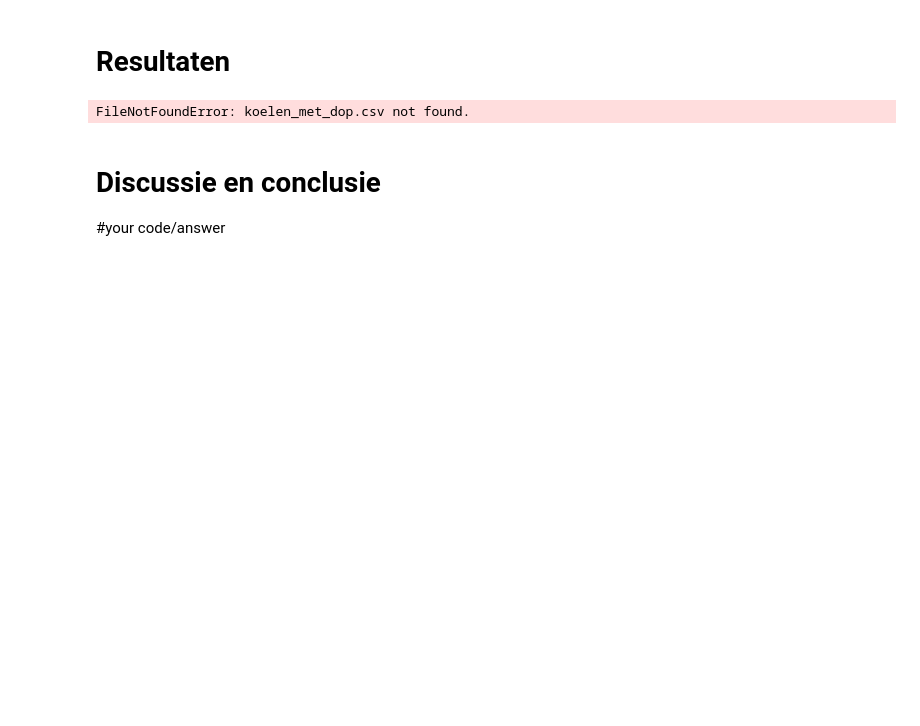
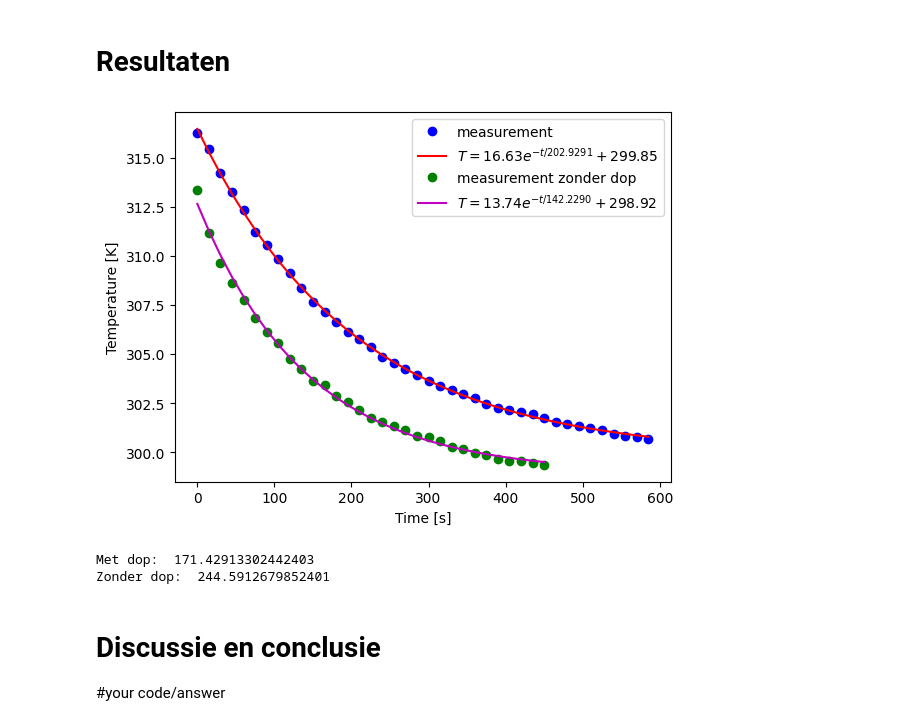
Before and after one commit to Jz-Mo/thermolab, a Jupyter notebook: Content/Labs/koelbuis/koelbuis.ipynb, the cells around one changed output. Drawn from its saved outputs; the diff is of its cells as text; code cells hidden in the pictures; blank space fills up the shorter version.

```diff
--- a/Content/Labs/koelbuis/koelbuis.ipynb
+++ b/Content/Labs/koelbuis/koelbuis.ipynb
@@ -175,43 +175,58 @@ radius = 0.038 / 2
 hoogte = 0.0915
 buitenoppervlak = 2*radius*np.pi*hoogte # bepaal zelf in m^2
 omgevingstemperatuur = 298.25 # bepaal de omgevingstemperatuur in graden C
 warmtecapaciteit = 3.8e2 # bepaal de warmtecapaciteit in J/K
 
 met_dop = np.genfromtxt('koelbuis_met_dop.csv', delimiter=';', skip_header=1)
-zonder_dop = np.genfromtxt('koelen_zonder_dop.csv', delimiter=';', skip_header=1)
+zonder_dop = np.genfromtxt('koelbuis_zonder_dop.csv', delimiter=';', skip_header=1)
 
-times = met_dop[:,0]  # tijd in seconden
-temps = met_dop[:,1]  # temperatuur in graden C
-temps = temps + 273.15  # omzetten naar Kelvin
+times_met_dop = met_dop[:,0]  # tijd in seconden
+temps_met_dop = met_dop[:,1]  # temperatuur in graden C
+temps_met_dop = temps_met_dop + 273.15  # omzetten naar Kelvin
+
+times_zonder_dop = zonder_dop[:,0]  # tijd in seconden
+temps_zonder_dop = zonder_dop[:,1]  # temperatuur in graden C
+temps_zonder_dop = temps_zonder_dop + 273.15  # om
 
 # pas beginwaardes aan naar schatting
 # Het aantal maxfev moet wellicht hoger voor goede convergentie van de waarde
-popt, pocv = curve_fit(exp_func, times, temps, p0=[20, 1000, omgevingstemperatuur], maxfev=5000)
+popt, pocv = curve_fit(exp_func, times_met_dop, temps_met_dop, p0=[30, 100, omgevingstemperatuur], maxfev=5000)
 
 A_exp, tau_exp, T_omg_exp = popt
 
-y_fit = exp_func(times, *popt)
+y_fit = exp_func(times_met_dop, *popt)
+
+popt_zonder, pocv_zonder = curve_fit(exp_func, times_zonder_dop, temps_zonder_dop, p0=[30, 100, omgevingstemperatuur], maxfev=5000)
+A_exp_zonder, tau_exp_zonder, T_omg_exp_zonder = popt_zonder
+y_fit_zonder = exp_func(times_zonder_dop, *popt_zonder)
 
 plt.figure()
 plt.xlabel('Time [s]')
 plt.ylabel('Temperature [K]')
 
-plt.plot(times, temps, 'bo', label='measurement')
-plt.plot(times, y_fit, 'r-',
+plt.plot(times_met_dop, temps_met_dop, 'bo', label='measurement')
+plt.plot(times_met_dop, y_fit, 'r-',
          label='$T = %0.2f e^{-t/%0.4f} + %0.2f$' % (A_exp, tau_exp, T_omg_exp))
+plt.plot(times_zonder_dop, temps_zonder_dop, 'go', label='measurement zonder dop')
+plt.plot(times_zonder_dop, y_fit_zonder, 'm-',
+         label='$T = %0.2f e^{-t/%0.4f} + %0.2f$' % (A_exp_zonder, tau_exp_zonder, T_omg_exp_zonder))
 
 plt.legend()
 
 plt.show()
 
 h_exp = (warmtecapaciteit) / (tau_exp * buitenoppervlak)
+h_exp_zonder = (warmtecapaciteit) / (tau_exp_zonder * buitenoppervlak)
 
-print(h_exp) # warmteoverdrachtscoëfficiënt in W/m^2 K
+print('Met dop: ',h_exp) # warmteoverdrachtscoëfficiënt in W/m^2 K
+print('Zonder dop: ',h_exp_zonder) # warmteoverdrachtscoëfficiënt in W/m^2 K
 # Sla figuren op met
 #
 # plt.savefig("Figuren/naam.png", dpi=450)
 # %% [output]
+[figure, added]
-FileNotFoundError: koelen_met_dop.csv not found.
+Met dop:  171.42913302442403
+Zonder dop:  244.5912679852401
 # %% [markdown]
 # Discussie en conclusie
 
```
